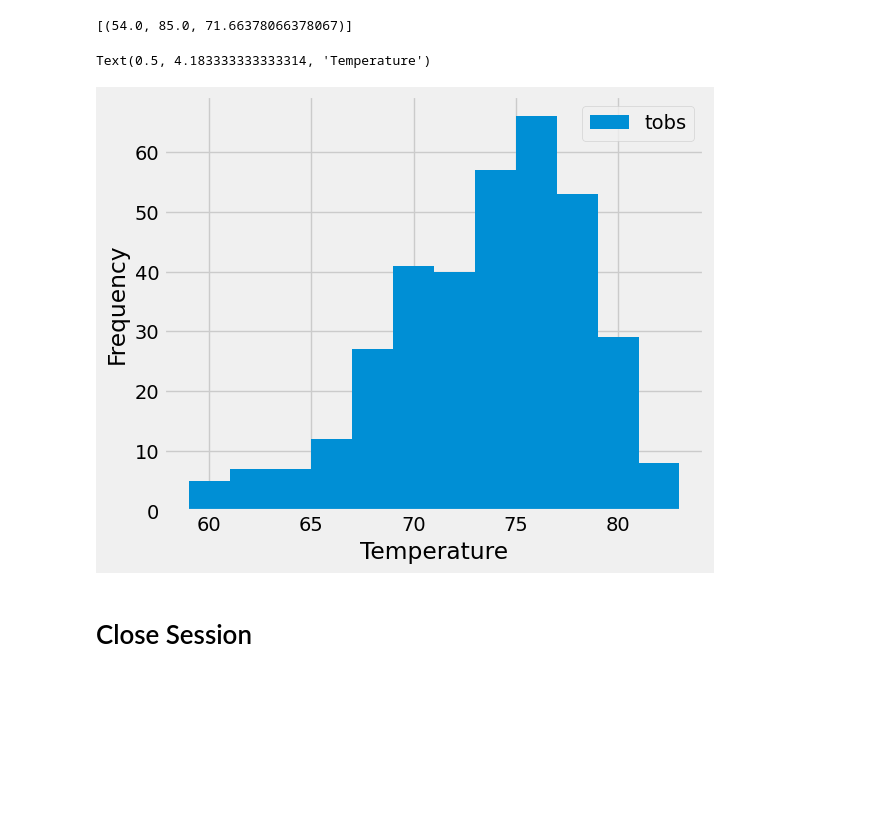
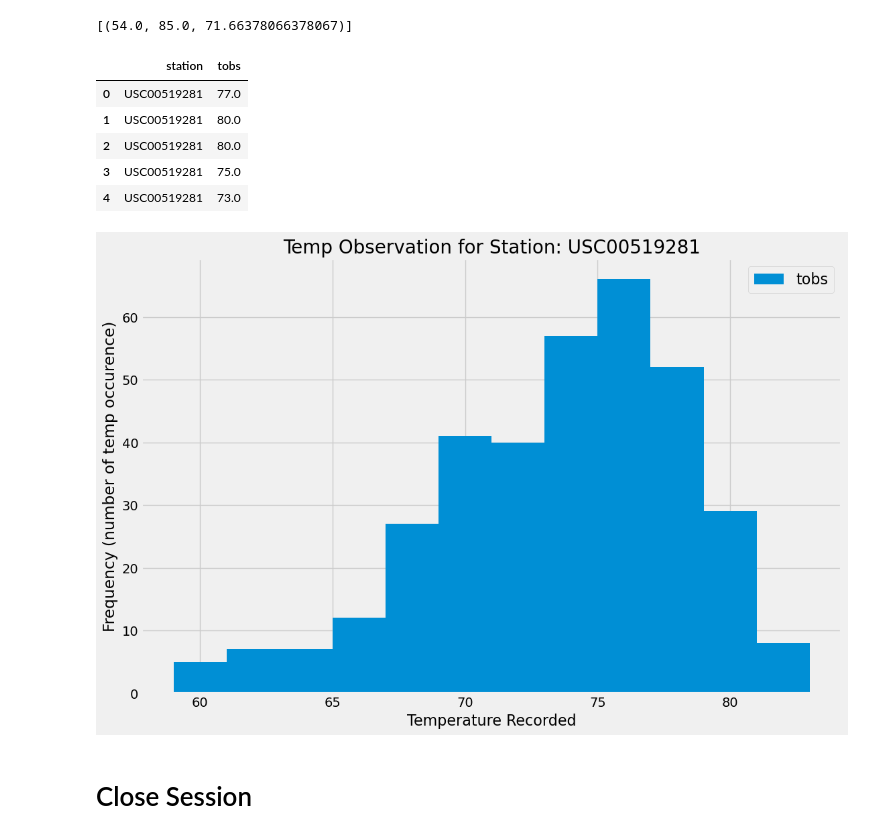
Before and after one commit to davisdw/SQLAlchemy-Challenge, a Jupyter notebook: SurfsUp/climate_starter.ipynb, the cells around one changed output. Cells and saved outputs as stored; diff of their text form; code cells hidden in the pictures; blank space fills up the shorter version.

```diff
--- a/SurfsUp/climate_starter.ipynb
+++ b/SurfsUp/climate_starter.ipynb
@@ -172,10 +170,33 @@ session.query(func.min(Measurement.tobs), func.max(Measurement.tobs),func.avg(Me
 [(54.0, 85.0, 71.66378066378067)]
 # %%
 # Using the most active station id
-# Query the last 12 months of temperature observation data for this station and plot the results as a histogram
+# Query the last 12 months of temperature observation data for this station USC00519281
+
+temp_result = session.query(Measurement.station, Measurement.tobs).\
+    filter(Measurement.station == most_active_station).\
+    filter(Measurement.date >= last_year )
+temp_result_df = pd.DataFrame(temp_result)
+#temp_result_df.set_index('station', inplace=True)
+temp_result_df.head()
 # %% [output]
-Text(0.5, 4.183333333333314, 'Temperature')
-[figure, removed]
+|  | station | tobs |
+| 0 | USC00519281 | 77.0 |
+| 1 | USC00519281 | 80.0 |
+| 2 | USC00519281 | 80.0 |
+| 3 | USC00519281 | 75.0 |
+| 4 | USC00519281 | 73.0 |
+# %%
+#plot the station USC00519281 results as a histogram
+temp_result_df.plot.hist(by='station', bins=12, figsize=(12,8))
+plt.grid(True)
+plt.title(f'Temp Observation for Station: {most_active_station}',fontsize=20)
+plt.xlabel("Temperature Recorded", fontsize=16)
+plt.ylabel("Frequency (number of temp occurence)")
+plt.legend(bbox_to_anchor=(1,1), fontsize=16)
+plt.savefig("Plot_Output/temp_plot.png")
+plt.show()
+# %% [output]
+[figure, added]
 # %% [markdown]
 # Close Session
 # %%
```
Also changed, not shown: parts of 3 cells of this notebook, 1 other file.
